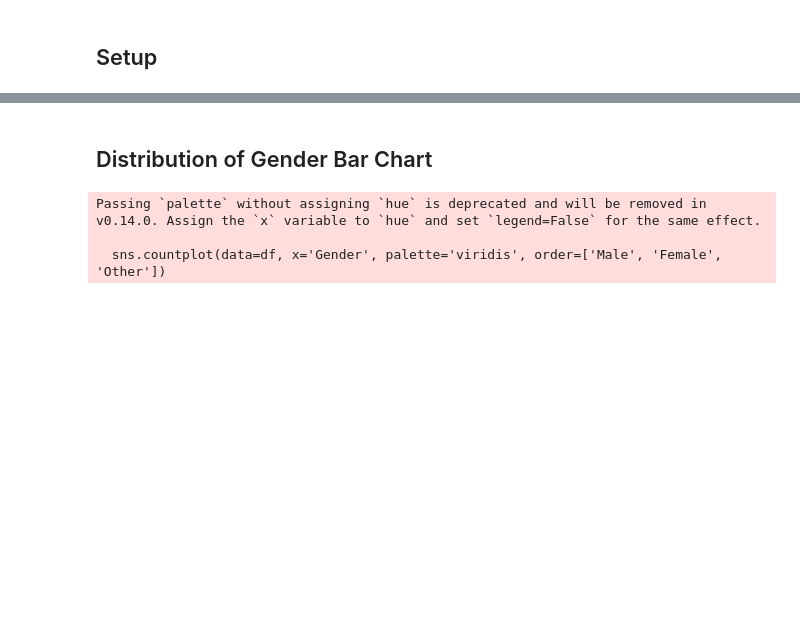
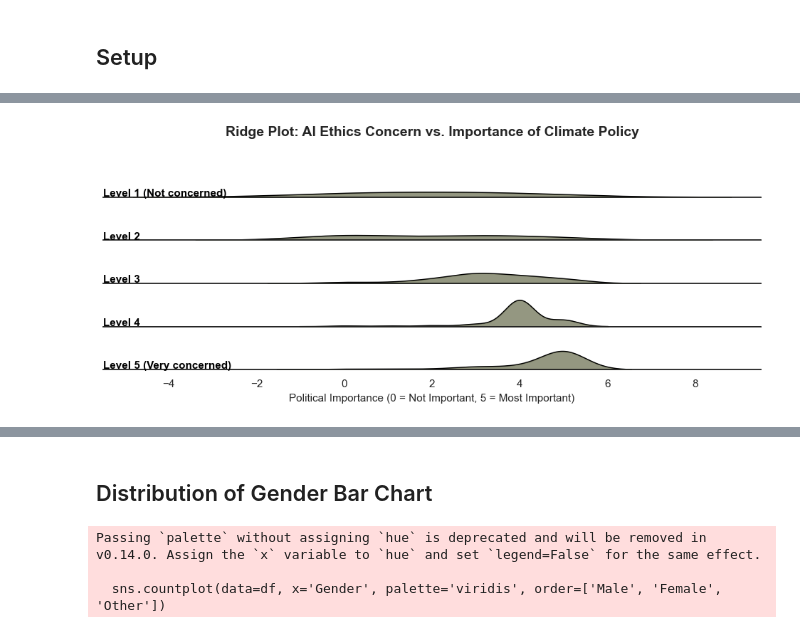
Before and after one commit to avamwilliams/105Lab5-6, a Jupyter notebook: proj.ipynb, the cells around one changed output, grey strips where cells are left out. Saved outputs shown, nothing was run; the diff lists cells and outputs as text; code cells hidden in the pictures; blank space fills up the shorter version.

```diff
--- a/proj.ipynb
+++ b/proj.ipynb
@@ -50,0 +230,82 @@ df_trim['Gender'] = df_trim['Gender'].apply(map_gender)
+# %%
+ethics_col = 'How concerned are you about the ethical status of AI generated content on social media? (Misinformation, copyright, …)'
+
+political_cols = {
+    'Climate Policy': 'Issues in politics/ how important on a scale from 0 (not important) to 5 (the most important) [Climate Policy]',
+    'Abortion':      'Issues in politics/ how important on a scale from 0 (not important) to 5 (the most important) [Abortion]',
+    'Healthcare':    'Issues in politics/ how important on a scale from 0 (not important) to 5 (the most important) [Healthcare]',
+    'LGBTQ+ Rights': 'Issues in politics/ how important on a scale from 0 (not important) to 5 (the most important) [LGBTQ+ Rights]',
+    'Taxes':         'Issues in politics/ how important on a scale from 0 (not important) to 5 (the most important) [Taxes]',
+    'Immigration':   'Issues in politics/ how important on a scale from 0 (not important) to 5 (the most important) [Immigration]',
+}
+
+issue_colors = {
+    'Climate Policy': '#797D62',
+    'Abortion':       '#9B9B7A',
+    'Healthcare':     '#F1DCA7',
+    'LGBTQ+ Rights':  '#FFCB69',
+    'Taxes':          '#D08C60',
+    'Immigration':    '#997B66',
+}
+
+ethics_labels = {
+    1: 'Level 1 (Not concerned)',
+    2: 'Level 2',
+    3: 'Level 3',
+    4: 'Level 4',
+    5: 'Level 5 (Very concerned)',
+}
+
+ethics_order = list(ethics_labels.values())
+
+rows = []
+for label, col in political_cols.items():
+    sub = df_pol[[ethics_col, col]].dropna().copy()
+    sub.columns = ['Ethics Concern', 'Political Importance']
+    sub['Political Issue'] = label
+    sub['Ethics Level'] = sub['Ethics Concern'].map(ethics_labels)
+    rows.append(sub)
+
+long_df = pd.concat(rows, ignore_index=True)
+issues = ['Climate Policy', 'Abortion', 'Healthcare', 'LGBTQ+ Rights', 'Taxes', 'Immigration']
+
+for issue in issues:
+    issue_df = long_df[long_df['Political Issue'] == issue].copy()
+
+    sns.set_theme(style="white", rc={"axes.facecolor": (0, 0, 0, 0)})
+
+    g = sns.FacetGrid(
+        issue_df,
+        row="Ethics Level",
+        hue="Ethics Level",
+        aspect=12,
+        height=0.8,
+        palette=[issue_colors[issue]] * len(ethics_order),
+        row_order=ethics_order,
+        hue_order=ethics_order,
+    )
+
+    g.map(sns.kdeplot, "Political Importance", fill=True, alpha=0.8)
+    g.map(sns.kdeplot, "Political Importance", color="black", linewidth=1)
+    g.map(plt.axhline, y=0, linewidth=2, color="black")
+
+    def label_ridge(x, color, label):
+        ax = plt.gca()
+        ax.text(0, 0.15, label, fontweight="bold", color="black",
+                ha="left", va="center", transform=ax.transAxes, fontsize=11)
+
+    g.map(label_ridge, "Political Importance")
+
+    g.fig.suptitle(
+        f"Ridge Plot: AI Ethics Concern vs. Importance of {issue}",
+        fontsize=14, fontweight='bold', y=1.02
+    )
+    g.set_titles("")
+    g.set(yticks=[], ylabel="")
+    g.set_xlabels("Political Importance (0 = Not Important, 5 = Most Important)", fontsize=11)
+    g.despine(left=True)
+
+    plt.tight_layout()
+    plt.show()
+# %% [output]
+[figure, added]
```
Also changed, not shown: parts of 27 cells of this notebook.
